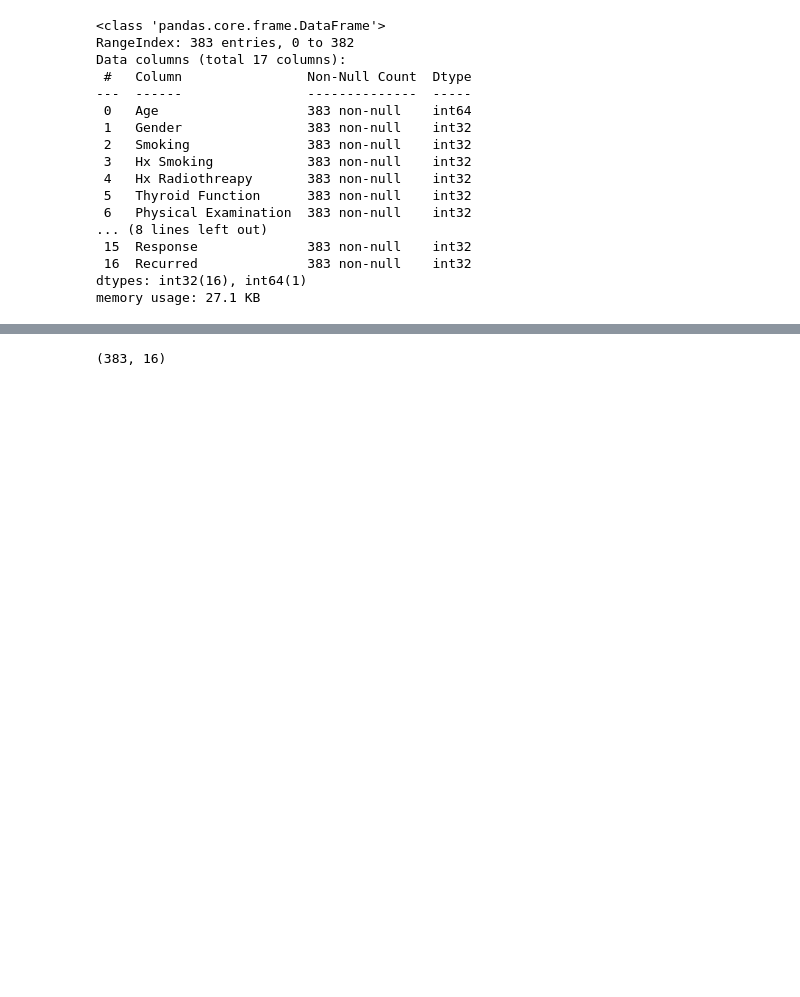
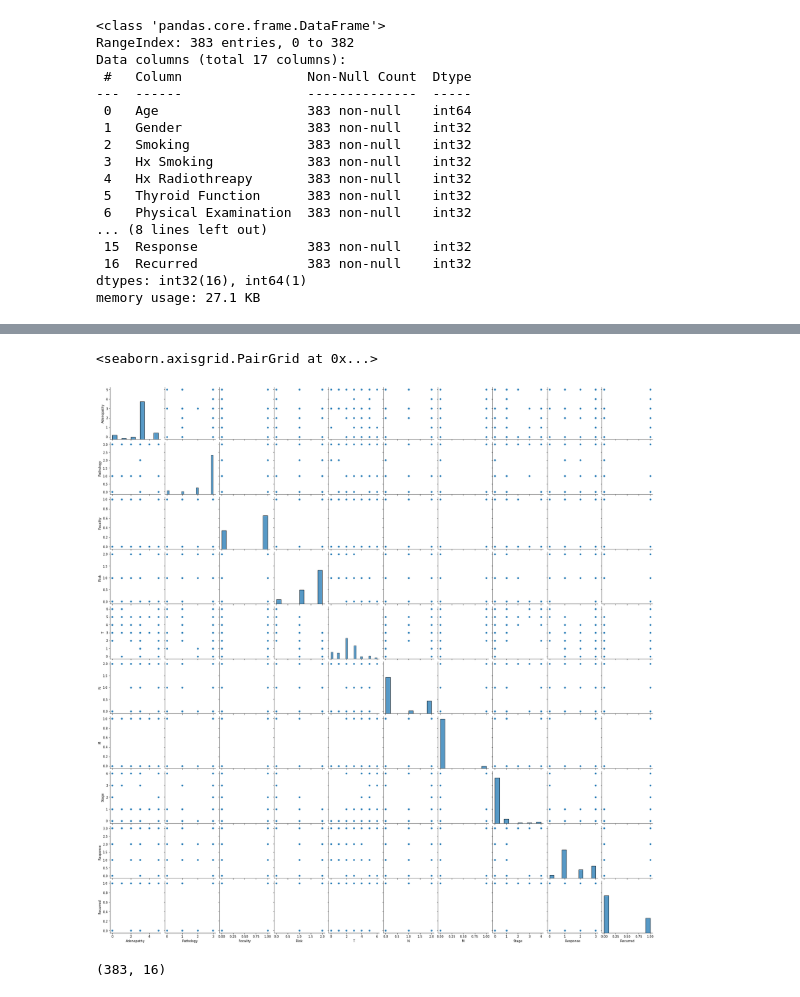
Before and after one commit to Narahari917/Medical_diagnosis, a Jupyter notebook: thyroid_reoccurance.ipynb, the cells around one changed output, grey strips where cells are left out. Saved outputs shown, nothing was run; the diff lists cells and outputs as text; code cells hidden in the pictures; blank space fills up the shorter version.

```diff
--- a/thyroid_reoccurance.ipynb
+++ b/thyroid_reoccurance.ipynb
@@ -136,3 +161,8 @@ memory usage: 27.1 KB
+# %%
+sns.pairplot(df[cols_b])
+# %% [output]
+<seaborn.axisgrid.PairGrid at 0x...>
+[figure, added]
 # %%
 X = df.drop(columns=['Recurred'])
 y = df['Recurred']
```
Also changed, not shown: parts of 10 cells of this notebook.
